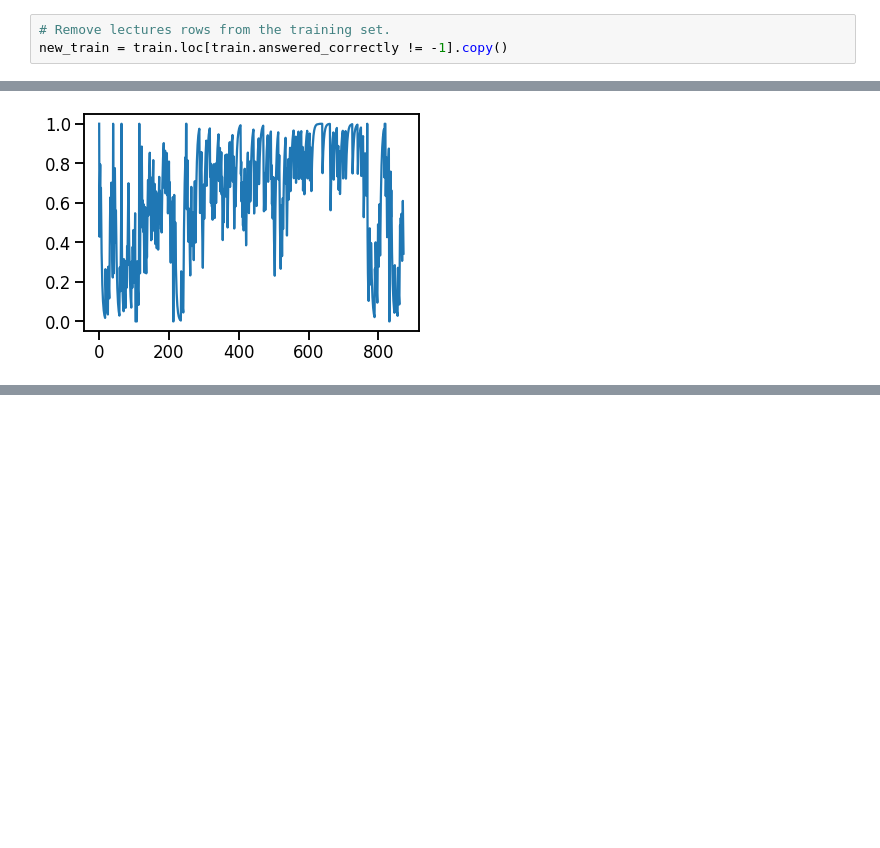
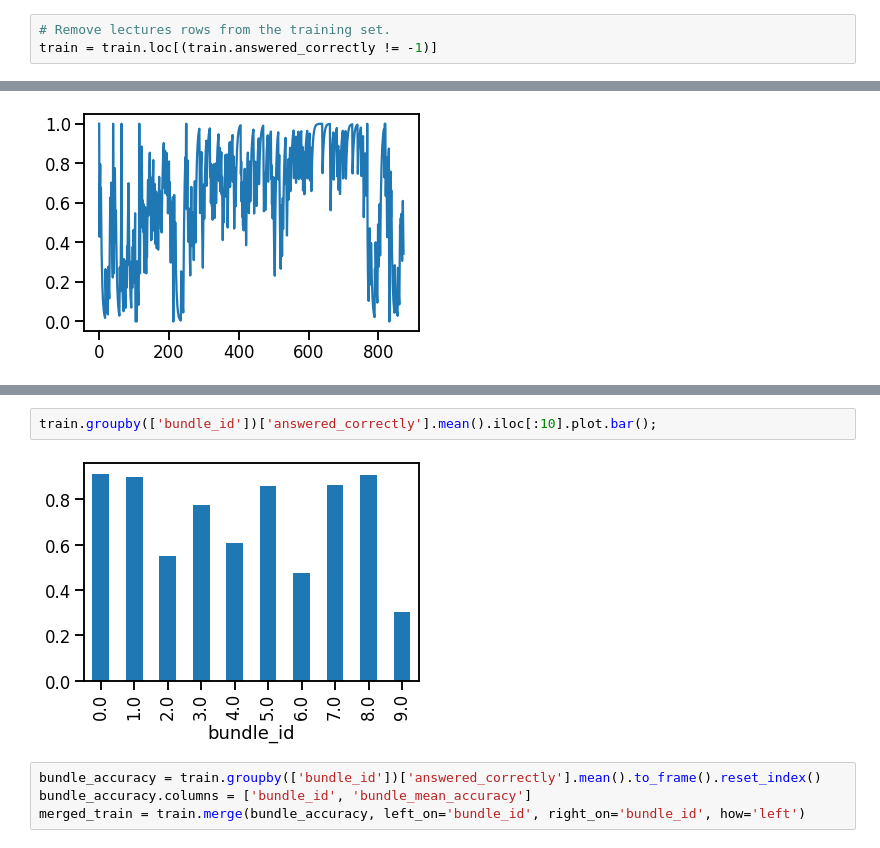
Before and after one commit to Riiid-Team/AI-Learning, a Jupyter notebook: MVP-Ortiz.ipynb, the cells around one changed output, grey strips where cells are left out. Cells and saved outputs as stored; diff of their text form; blank space fills up the shorter version.

```diff
--- a/MVP-Ortiz.ipynb
+++ b/MVP-Ortiz.ipynb
@@ -485,7 +488,7 @@ dtypes: float64(8), int64(7), object(3)
 memory usage: 2.8+ GB
 # %%
 # Remove lectures rows from the training set.
-new_train = train.loc[train.answered_correctly != -1].copy()
+train = train.loc[(train.answered_correctly != -1)]
 # %% [markdown]
 ## Part Analysis
 
@@ -674,0 +728,8 @@ for user in data.user_id.unique():
+# %%
+train.groupby(['bundle_id'])['answered_correctly'].mean().iloc[:10].plot.bar();
+# %% [output]
+[figure, added]
+# %%
+bundle_accuracy = train.groupby(['bundle_id'])['answered_correctly'].mean().to_frame().reset_index()
+bundle_accuracy.columns = ['bundle_id', 'bundle_mean_accuracy']
+merged_train = train.merge(bundle_accuracy, left_on='bundle_id', right_on='bundle_id', how='left')
```
Also changed, not shown: parts of 36 cells of this notebook.
